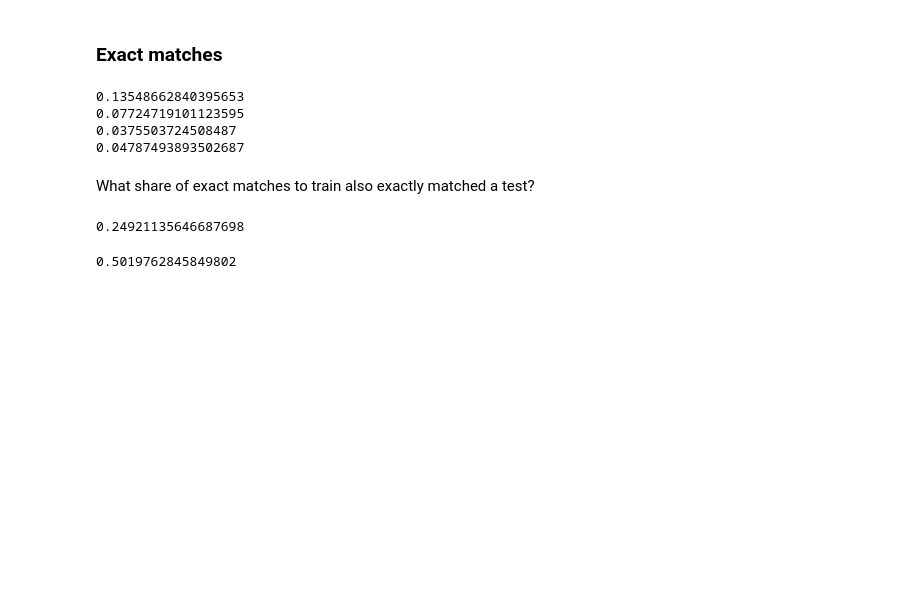
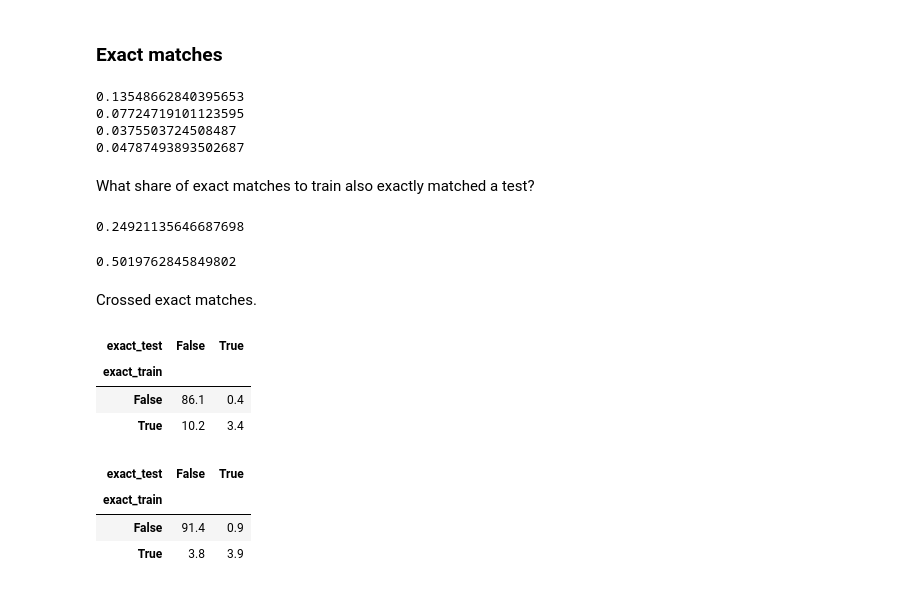
Before and after one commit to donboyd5/synpuf, a Jupyter notebook: analysis/disclosure/disclosure_risk.ipynb, the cells around one changed output. Cells and saved outputs as stored; diff of their text form; code cells hidden in the pictures; blank space fills up the shorter version.

```diff
--- a/analysis/disclosure/disclosure_risk.ipynb
+++ b/analysis/disclosure/disclosure_risk.ipynb
@@ -198,3 +197,26 @@ share_exact_matches(nearest_rf)
 share_exact_matches(nearest_synthpop)
 # %% [output]
 0.5019762845849802
+# %% [markdown]
+Crossed exact matches.
+# %%
+nearest_rf['exact_train'] = nearest_rf.train_dist == 0
+nearest_rf['exact_test'] = nearest_rf.test_dist == 0
+nearest_synthpop['exact_train'] = nearest_synthpop.train_dist == 0
+nearest_synthpop['exact_test'] = nearest_synthpop.test_dist == 0
+# %%
+(nearest_rf.pivot_table(index='exact_train', columns='exact_test',
+                        aggfunc='size') / nearest_rf.shape[0]).round(3) * 100
+# %% [output]
+| exact_test | False | True |
+| exact_train |  |  |
+| False | 86.1 | 0.4 |
+| True | 10.2 | 3.4 |
+# %%
+(nearest_synthpop.pivot_table(index='exact_train', columns='exact_test',
+                              aggfunc='size') / nearest_synthpop.shape[0]).round(3) * 100
+# %% [output]
+| exact_test | False | True |
+| exact_train |  |  |
+| False | 91.4 | 0.9 |
+| True | 3.8 | 3.9 |
```
Also changed, not shown: parts of 5 cells of this notebook, 1 other file.
